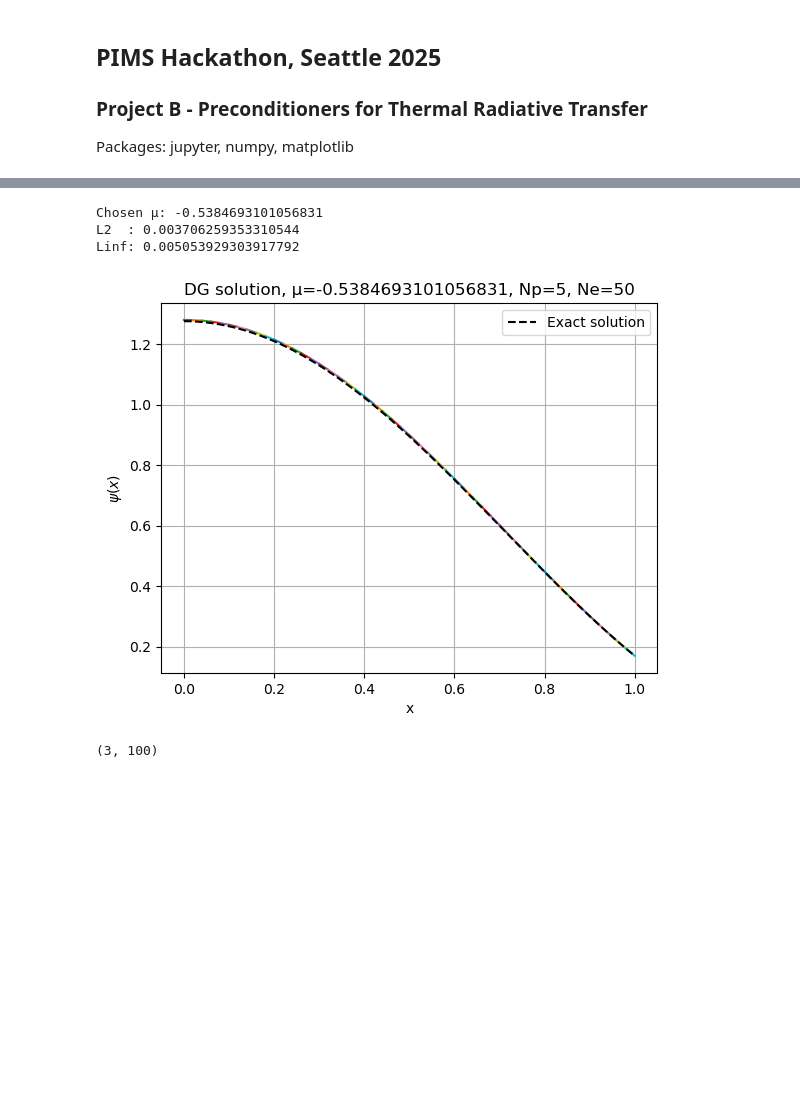
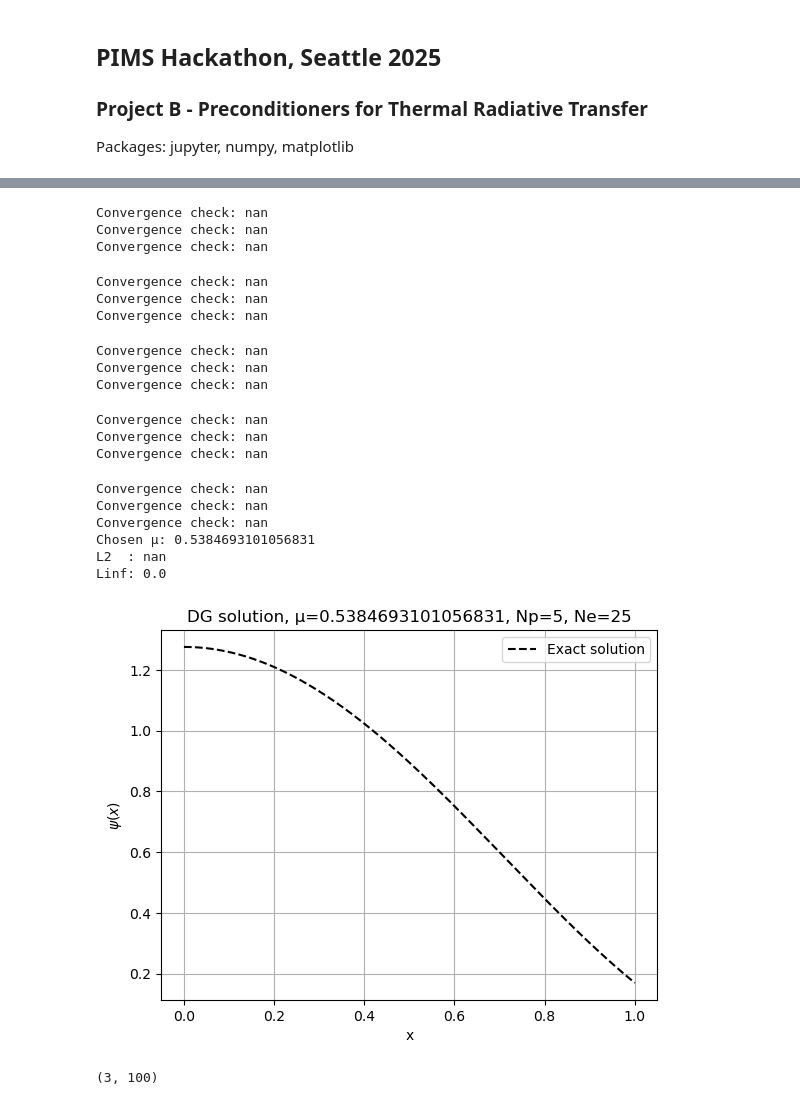
Before and after one commit to jpgallagher1/PIMS-GroupB, a Jupyter notebook: main.ipynb, the cells around one changed output, grey strips where cells are left out. Drawn from its saved outputs; the diff is of its cells as text; code cells hidden in the pictures; blank space fills up the shorter version.

```diff
--- a/main.ipynb
+++ b/main.ipynb
@@ -37,38 +39,57 @@ Linf: 0.002205512666996423
 # %%
 # ─── Example usage (Fixed point iteration) ───
 
 # Parameters for the transport problem
 ψ_MMS  = lambda x,μ: (μ**2)*((x**2 +1) + 3.4*np.cos(2*x)) # Manufactured solution
 σ_t    = lambda x: x**2 + 1
 σ_a    = lambda x: x**2 + 1
 ε      = 1
 source = lambda x,μ: (μ**3)/ε * (2*x - 6.8*np.sin(2*x)) + (σ_t(x)/ε**2 * ψ_MMS(x,μ)) \
-                   - (σ_t(x)/ε - ε*σ_a(x)) / (3*ε) * ψ_MMS(x,μ)
+                   - (σ_t(x)/ε - ε*σ_a(x)) / (3*ε) * ((x**2 +1) + 3.4*np.cos(2*x))
 inflow = lambda x,μ: ψ_MMS(x,μ)
 
 # Mesh parameters
 Np = 5                      # Legendre polynomials per element (basis size)
 Nμ = 5                      # Legendre polynomials per element (basis size)
-Nt = 5                      # Legendre polynomials per element (basis size)
-xs = np.linspace(0, 1, 51) # Mesh points / element boundaries
+Nt = 15                      # Legendre polynomials per element (basis size)
+xs = np.linspace(0, 1, 26) # Mesh points / element boundaries
+Ne = len(xs) - 1
 
 # Solve
 ψ_weights_all, μs = transport_direct_solve_diffusive(σ_t, σ_a, ε, source, inflow, Np, Nμ, Nt, xs)
-μi = 1 # Chosen μ for the error calculation
+μi = 3 # Chosen μ for the error calculation
 μc = μs[μi]
 print("Chosen μ:", μc)
+
+ξ_μ, w_μ = gausslegendre(Nμ)
+φ = (w_μ.reshape((-1, 1)) * ψ_weights_all.reshape((Nμ, Ne*Np))).sum(axis=0)
 
 # Print the error in the solution
 print("L2  :",error_Lp(ψ_weights_all[μi,:,:], xs, Np, lambda x: ψ_MMS(x,μc), p=2))
 print("Linf:",error_Lp(ψ_weights_all[μi,:,:], xs, Np, lambda x: ψ_MMS(x,μc), p='inf'))
 
 # Plot numerical solution against the exact solution (MMS)
 plot_solution(ψ_weights_all[μi,:,:], xs, Np, μ=μc, exact_ψ_func=lambda x: ψ_MMS(x,μc))
 # %% [output]
-Chosen μ: -0.5384693101056831
-L2  : 0.003706259353310544
-Linf: 0.005053929303917792
+Convergence check: nan
+Convergence check: nan
+Convergence check: nan
+Convergence check: nan
+Convergence check: nan
+Convergence check: nan
+Convergence check: nan
+Convergence check: nan
+Convergence check: nan
+Convergence check: nan
+Convergence check: nan
+Convergence check: nan
+Convergence check: nan
+Convergence check: nan
+Convergence check: nan
+Chosen μ: 0.5384693101056831
+L2  : nan
+Linf: 0.0
-[figure, old version]
+[figure, new version]
 # %%
 ψ_weights.reshape((3,100)).shape
 # %% [output]
```
Also changed, not shown: parts of 2 cells of this notebook, 1 other file.
